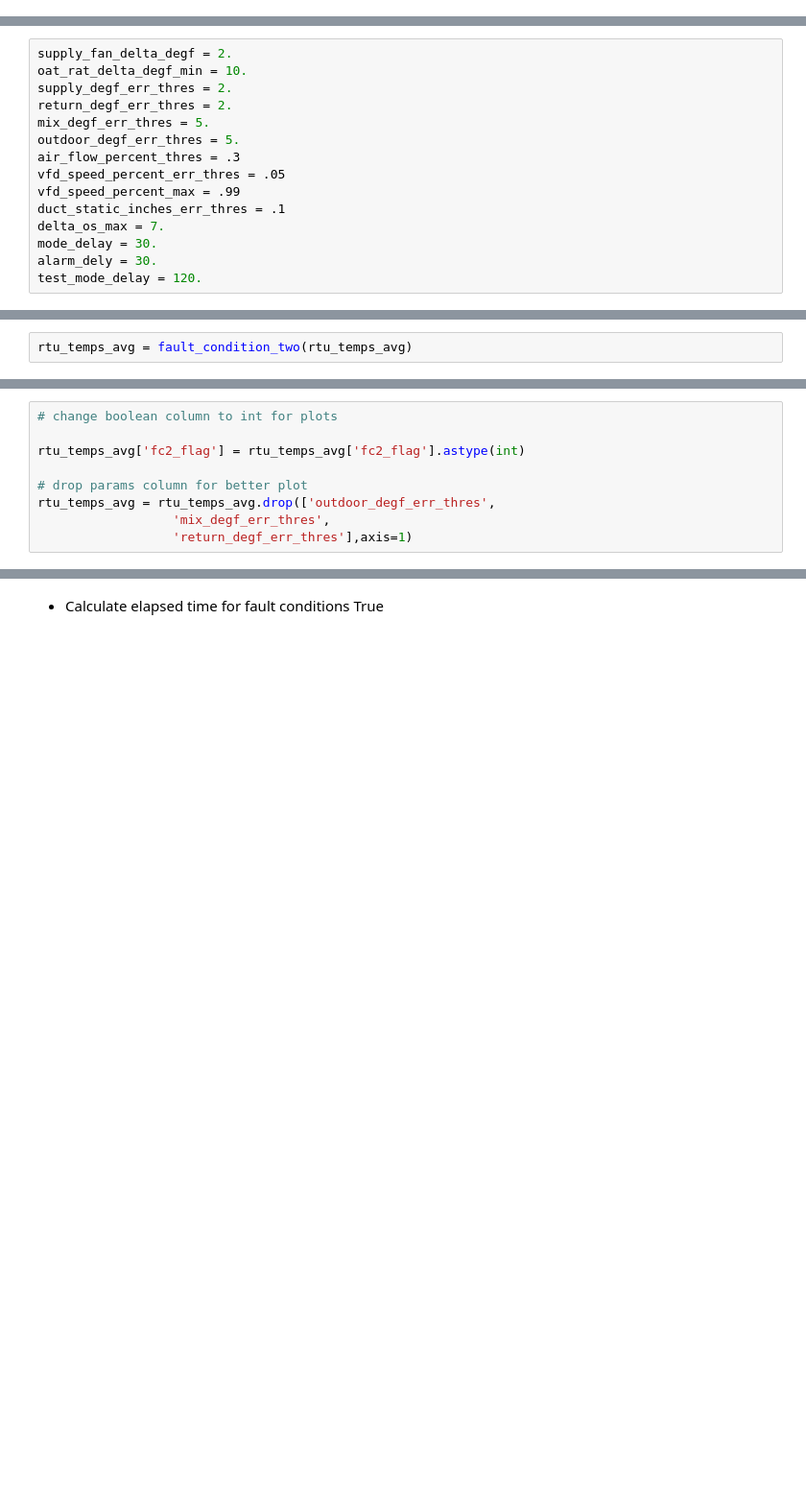
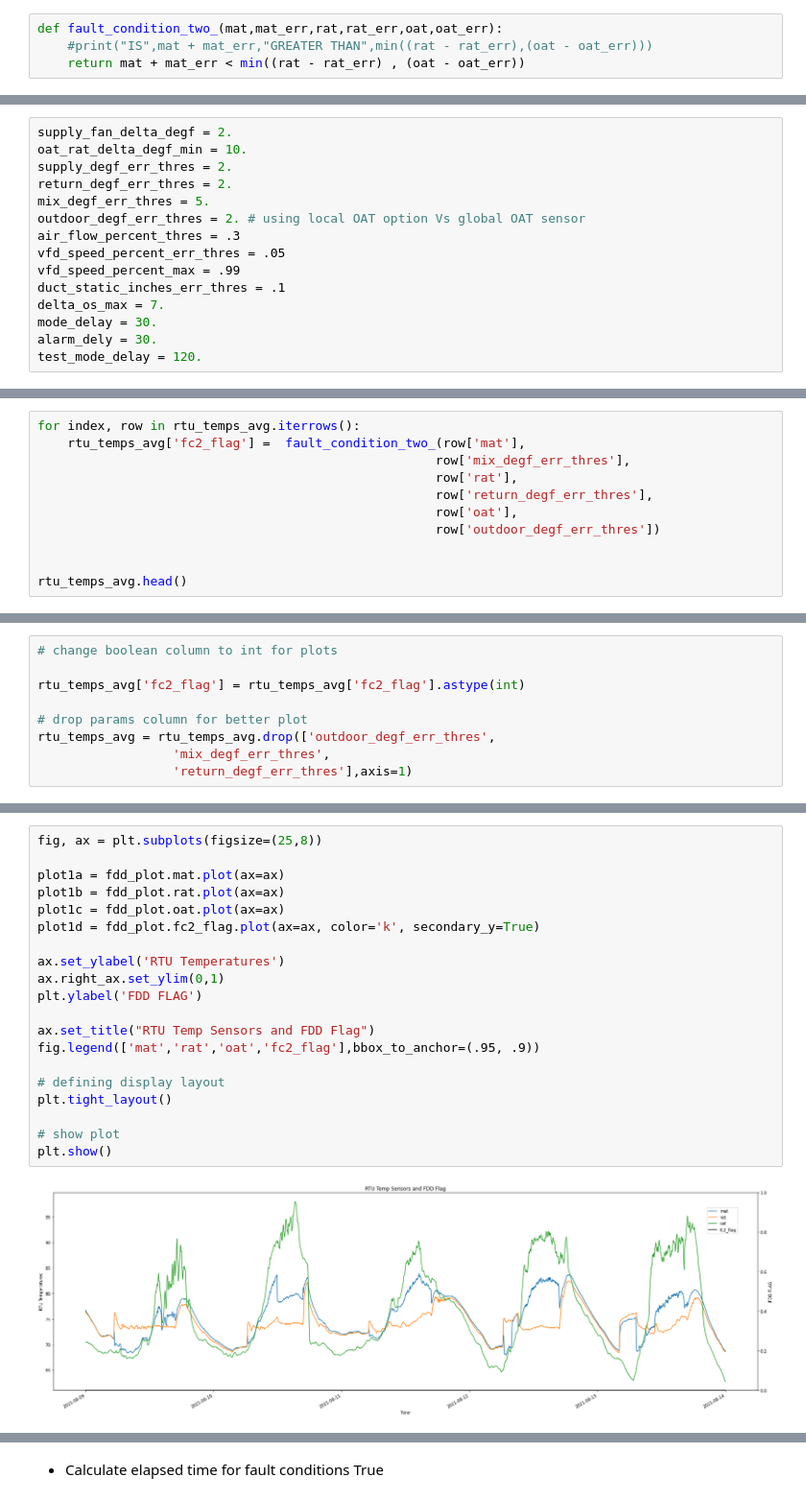
Before and after one commit to spillz-dxb/my-weekend-fdd-hobby, a Jupyter notebook: fc2_mix_air_temp.ipynb, the cells around one changed output, grey strips where cells are left out. Shown at 96% size. Drawn from its saved outputs; the diff is of its cells as text; blank space fills up the shorter version.

```diff
--- a/fc2_mix_air_temp.ipynb
+++ b/fc2_mix_air_temp.ipynb
@@ -34,3 +26,7 @@ def fault_condition_two(dataframe):
+# %%
+def fault_condition_two_(mat,mat_err,rat,rat_err,oat,oat_err):
+    #print("IS",mat + mat_err,"GREATER THAN",min((rat - rat_err),(oat - oat_err)))
+    return mat + mat_err < min((rat - rat_err) , (oat - oat_err))
 # %% [markdown]
 # Read Associated CSV files forward fill dataset and remove NaNs
 # %%
@@ -110,7 +106,7 @@ oat_rat_delta_degf_min = 10.
 supply_degf_err_thres = 2.
 return_degf_err_thres = 2.
 mix_degf_err_thres = 5.
-outdoor_degf_err_thres = 5.
+outdoor_degf_err_thres = 2. # using local OAT option Vs global OAT sensor
 air_flow_percent_thres = .3
 vfd_speed_percent_err_thres = .05
 vfd_speed_percent_max = .99
@@ -133,4 +132,13 @@ Index(['mat', 'rat', 'oat', 'outdoor_degf_err_thres', 'mix_degf_err_thres',
 # %% [markdown]
 # Run dataset through the function we created in cell 2 that will attempt to FLAG some faults!
-# %%
-rtu_temps_avg = fault_condition_two(rtu_temps_avg)
+# %%
+for index, row in rtu_temps_avg.iterrows():
+    rtu_temps_avg['fc2_flag'] =  fault_condition_two_(row['mat'],
+                                                     row['mix_degf_err_thres'],
+                                                     row['rat'],
+                                                     row['return_degf_err_thres'],
+                                                     row['oat'],
+                                                     row['outdoor_degf_err_thres'])
+
+
+rtu_temps_avg.head()
@@ -205,0 +179,22 @@ plt.show()
+# %%
+fig, ax = plt.subplots(figsize=(25,8))
+
+plot1a = fdd_plot.mat.plot(ax=ax)
+plot1b = fdd_plot.rat.plot(ax=ax)
+plot1c = fdd_plot.oat.plot(ax=ax)
+plot1d = fdd_plot.fc2_flag.plot(ax=ax, color='k', secondary_y=True)
+
+ax.set_ylabel('RTU Temperatures')
+ax.right_ax.set_ylim(0,1)
+plt.ylabel('FDD FLAG')
+
+ax.set_title("RTU Temp Sensors and FDD Flag")
+fig.legend(['mat','rat','oat','fc2_flag'],bbox_to_anchor=(.95, .9))
+
+# defining display layout
+plt.tight_layout()
+
+# show plot
+plt.show()
+# %% [output]
+[figure, added]
```
Also changed, not shown: parts of 39 cells of this notebook.
